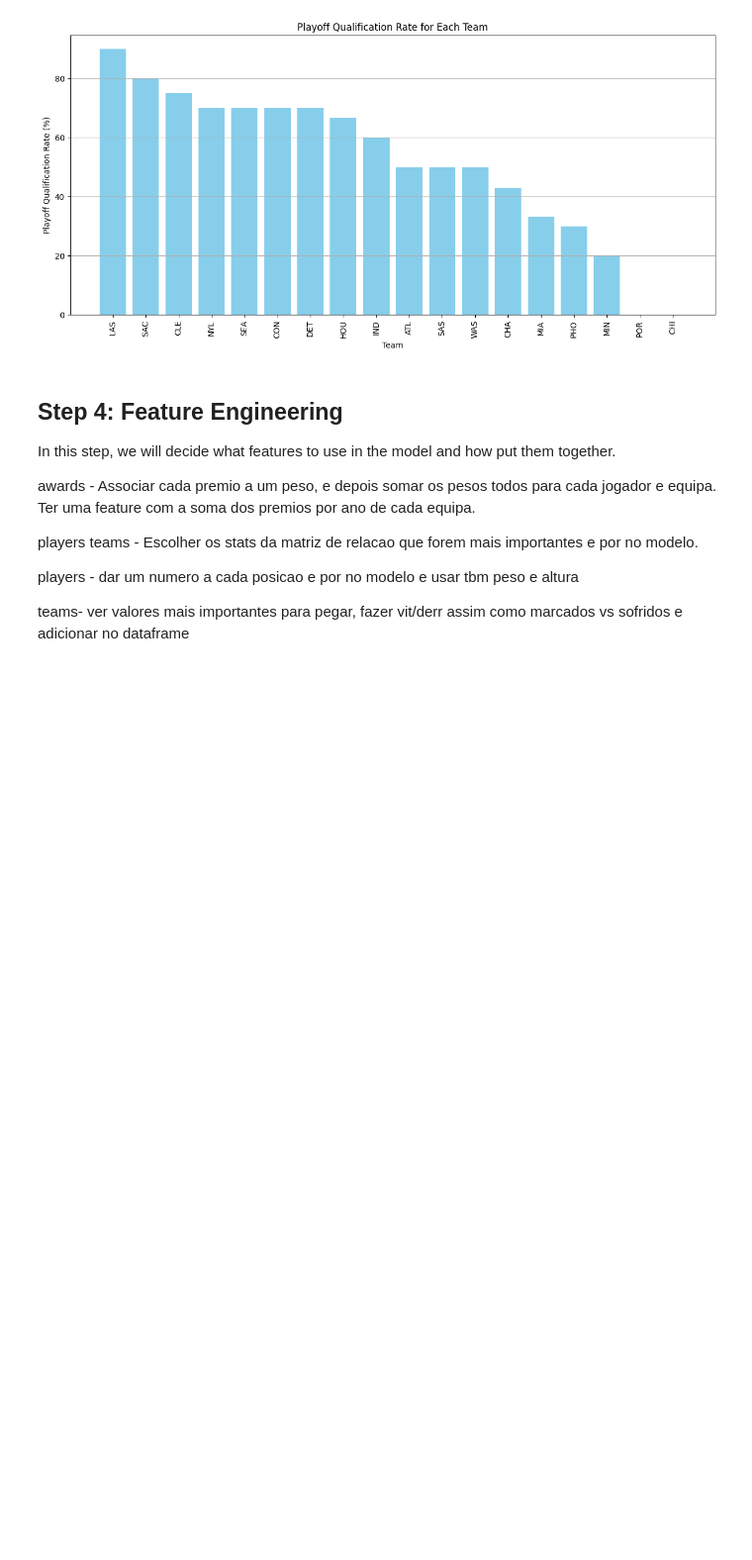
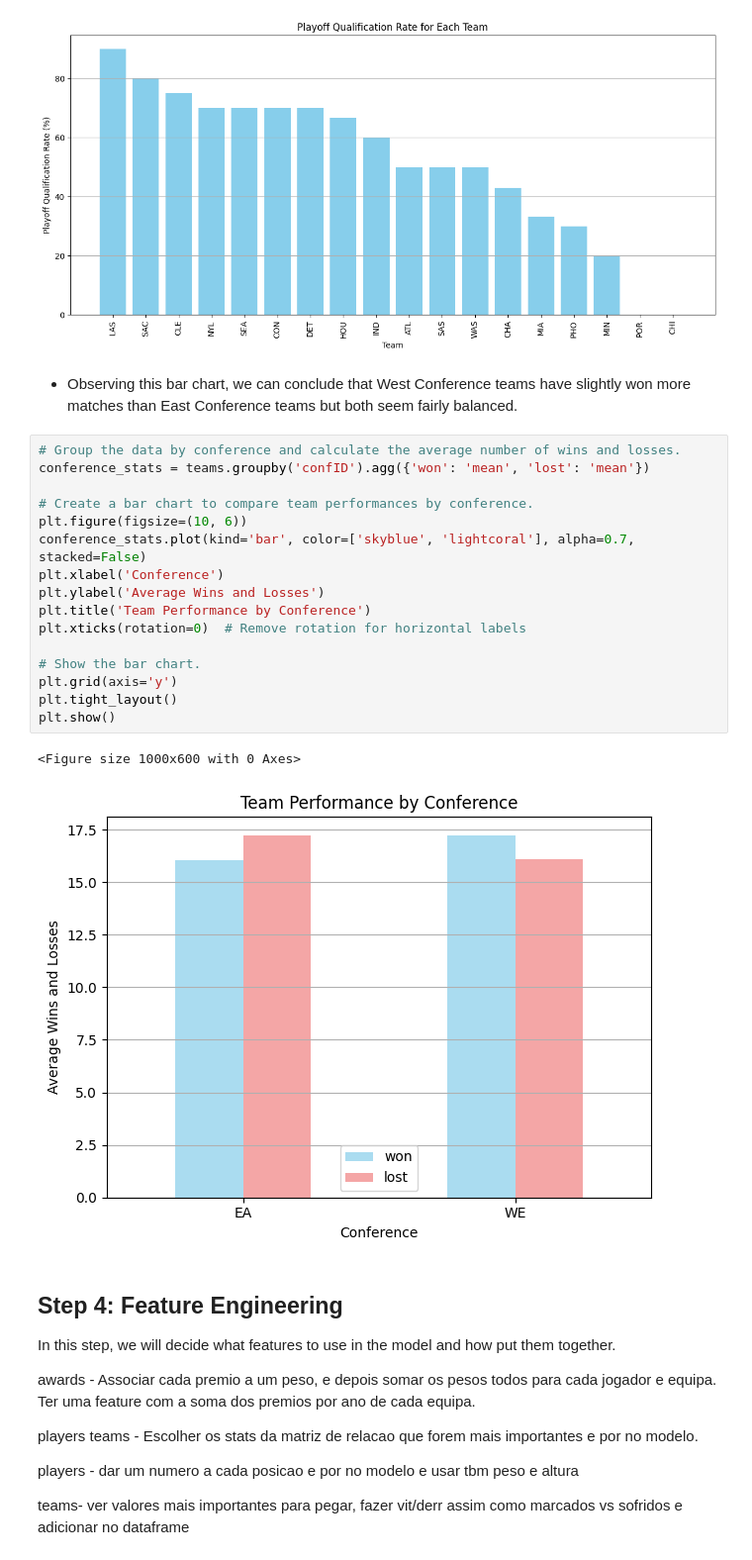
Before and after one commit to Pedro-CAB/AC-Project, a Jupyter notebook: data_analysis.ipynb, the cells around one changed output. Shown at 99% size. Saved outputs shown, nothing was run; the diff lists cells and outputs as text; blank space fills up the shorter version.

```diff
--- a/data_analysis.ipynb
+++ b/data_analysis.ipynb
@@ -929,6 +938,27 @@ plt.tight_layout()
 plt.show()
 # %% [output]
 [figure]
+# %% [markdown]
+- Observing this bar chart, we can conclude that West Conference teams have slightly won more matches than East Conference teams but both seem fairly balanced.
+# %%
+# Group the data by conference and calculate the average number of wins and losses.
+conference_stats = teams.groupby('confID').agg({'won': 'mean', 'lost': 'mean'})
+
+# Create a bar chart to compare team performances by conference.
+plt.figure(figsize=(10, 6))
+conference_stats.plot(kind='bar', color=['skyblue', 'lightcoral'], alpha=0.7, stacked=False)
+plt.xlabel('Conference')
+plt.ylabel('Average Wins and Losses')
+plt.title('Team Performance by Conference')
+plt.xticks(rotation=0)  # Remove rotation for horizontal labels
+
+# Show the bar chart.
+plt.grid(axis='y')
+plt.tight_layout()
+plt.show()
+# %% [output]
+<Figure size 1000x600 with 0 Axes>
+[figure, added]
 # %% [markdown]
 ## Step 4: Feature Engineering
 
```
Also changed, not shown: parts of 7 cells of this notebook.
